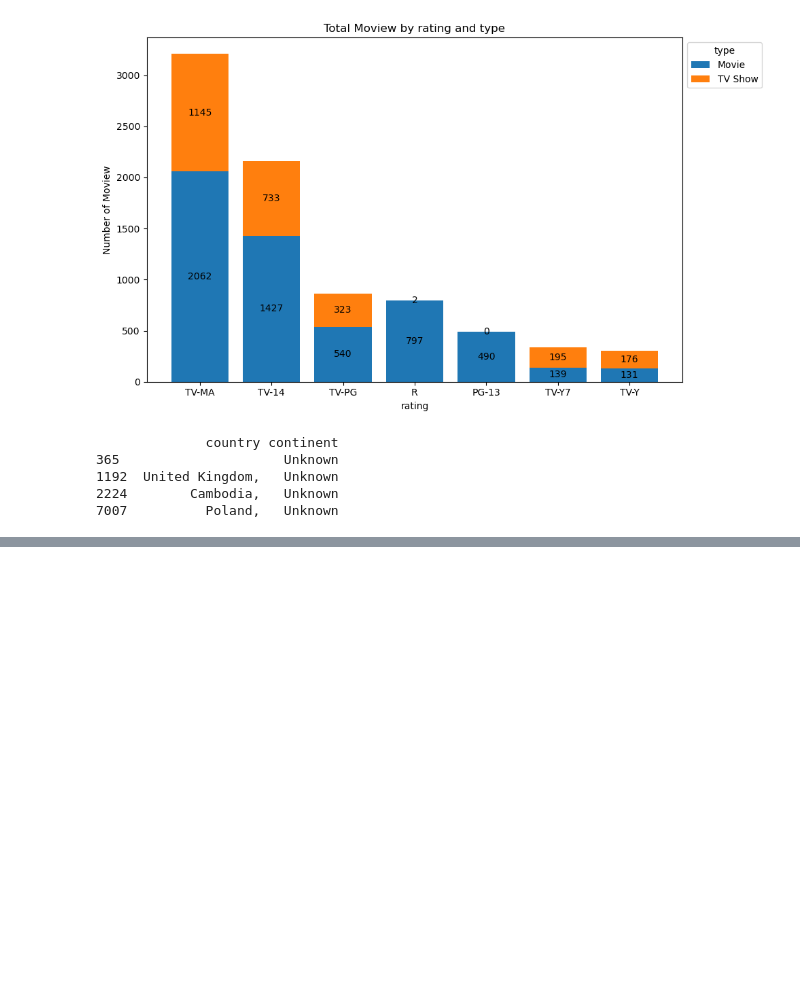
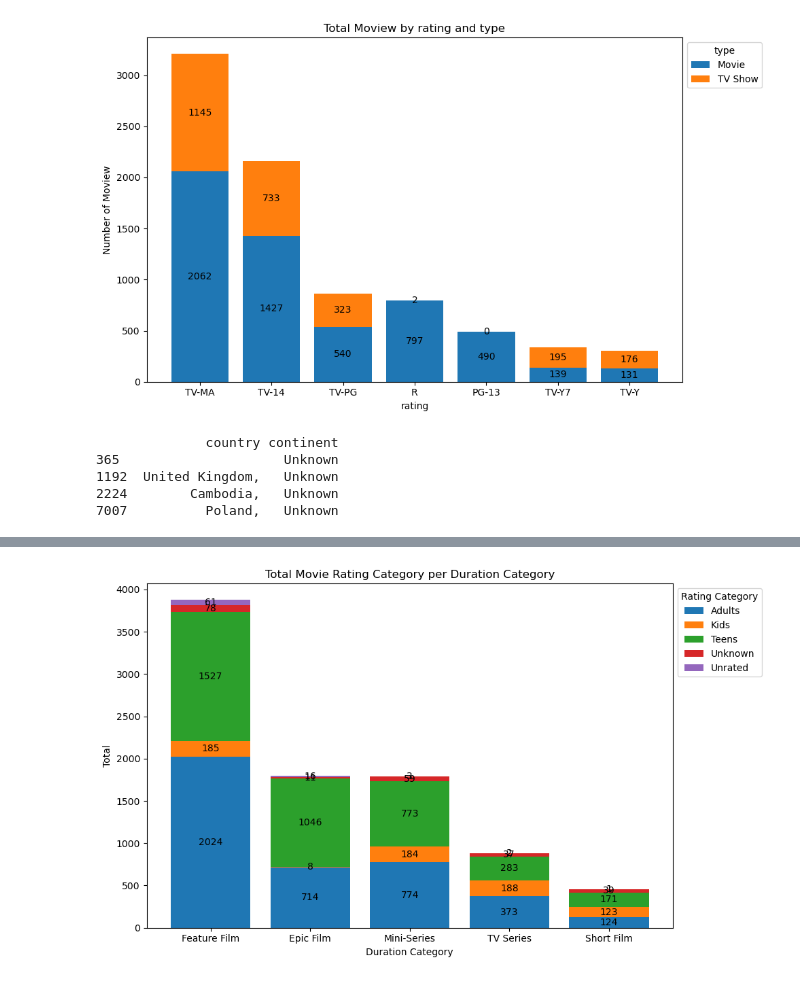
Before and after one commit to FlazeFy2/DS-Netflix_Movies_and_TV_Shows, a Jupyter notebook: exploratory data analysis-bar.ipynb, the cells around one changed output, grey strips where cells are left out. Saved outputs shown, nothing was run; the diff lists cells and outputs as text; code cells hidden in the pictures; blank space fills up the shorter version.

```diff
--- a/exploratory data analysis-bar.ipynb
+++ b/exploratory data analysis-bar.ipynb
@@ -297,0 +337,49 @@ plt.show()
+# %%
+# Exploratory Data Analysis (EDA) - Stacked Bar Chart Movie Rating Comparison per Duration Category
+# Clean Miss Rating
+df = df[~df['rating'].str.contains('min', na=False)]
+
+# Group Rating
+rating_groups = {
+    "Kids": ["TV-Y", "TV-Y7", "TV-Y7-FV", "G"],
+    "Teens": ["PG", "PG-13", "TV-PG", "TV-14"],
+    "Adults": ["R", "NC-17", "TV-MA"],
+    "Unrated": ["NR", "UR", None]
+}
+def categorize_rating(rating):
+    for category, ratings in rating_groups.items():
+        if rating in ratings:
+            return category
+    return "Unknown"
+
+df["rating_category"] = df["rating"].apply(categorize_rating)
+
+context_group_counts = df.groupby(['duration_category', 'rating_category'], observed=False).size().reset_index(name='Count')
+stacked_data = context_group_counts.pivot(index='duration_category', columns='rating_category', values='Count').fillna(0)
+
+# Ordering
+stacked_data['Total'] = stacked_data.sum(axis=1)
+stacked_data = stacked_data.sort_values(by='Total', ascending=False)
+categories = stacked_data.columns[:-1]
+counts = stacked_data[categories].values
+
+# Plotting
+context = stacked_data.index
+fig, ax = plt.subplots(figsize=(10, 6))
+bottom = np.zeros(len(context))
+
+# Plot each group_col as stack
+for group_col_index, group in enumerate(categories):
+    p = ax.bar(context, counts[:, group_col_index], label=group, bottom=bottom)
+    bottom += counts[:, group_col_index]
+    ax.bar_label(p, label_type='center', fmt='%d')
+
+# Bar Chart
+ax.set_title(f'Total Movie Rating Category per Duration Category')
+ax.set_xlabel('Duration Category')
+ax.set_ylabel('Total')
+ax.legend(title='Rating Category', bbox_to_anchor=(1, 1), loc='upper left')
+plt.tight_layout()
+plt.show()
+# %% [output]
+[figure, added]
```
Also changed, not shown: parts of 2 cells of this notebook.
